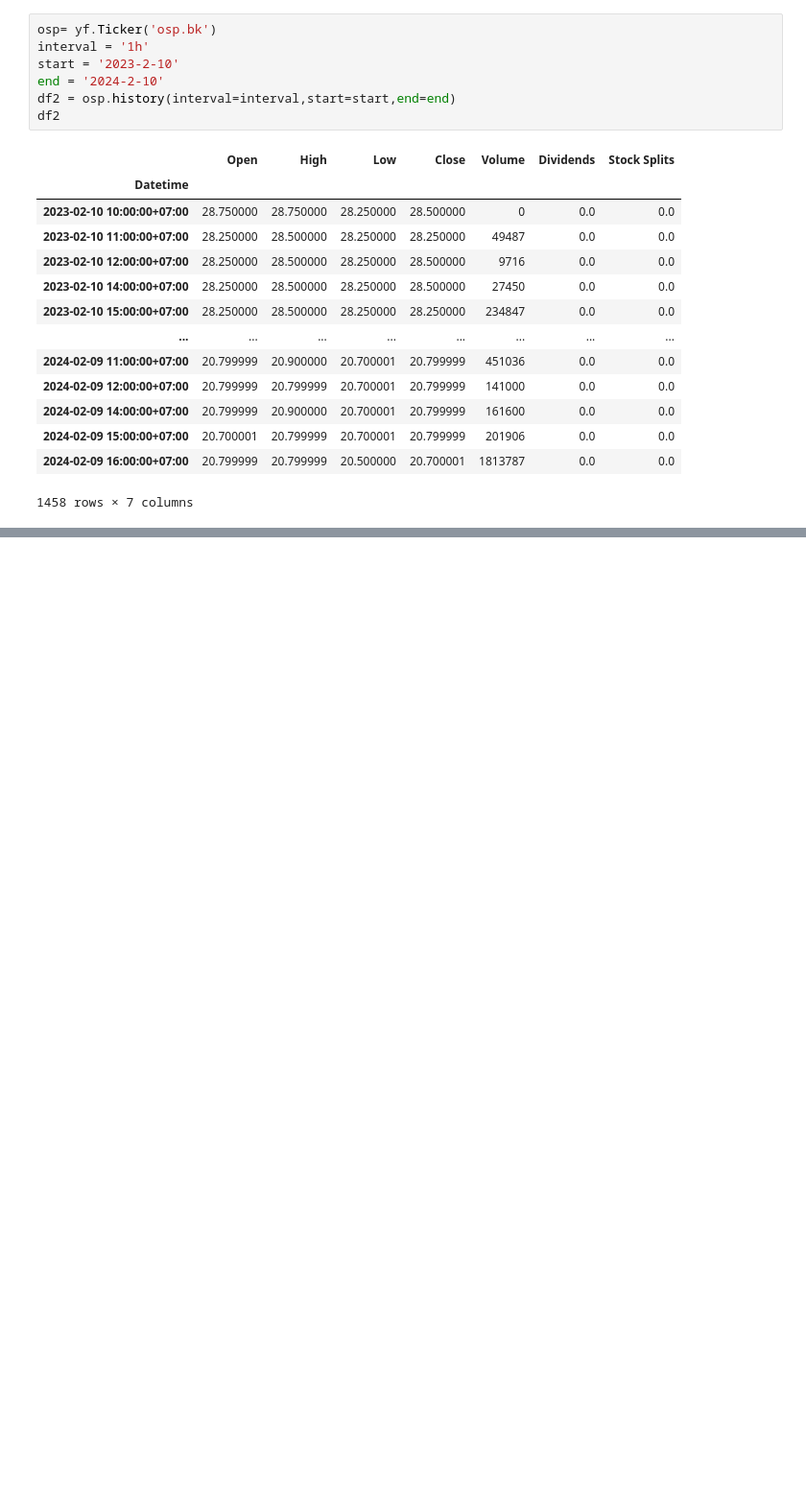
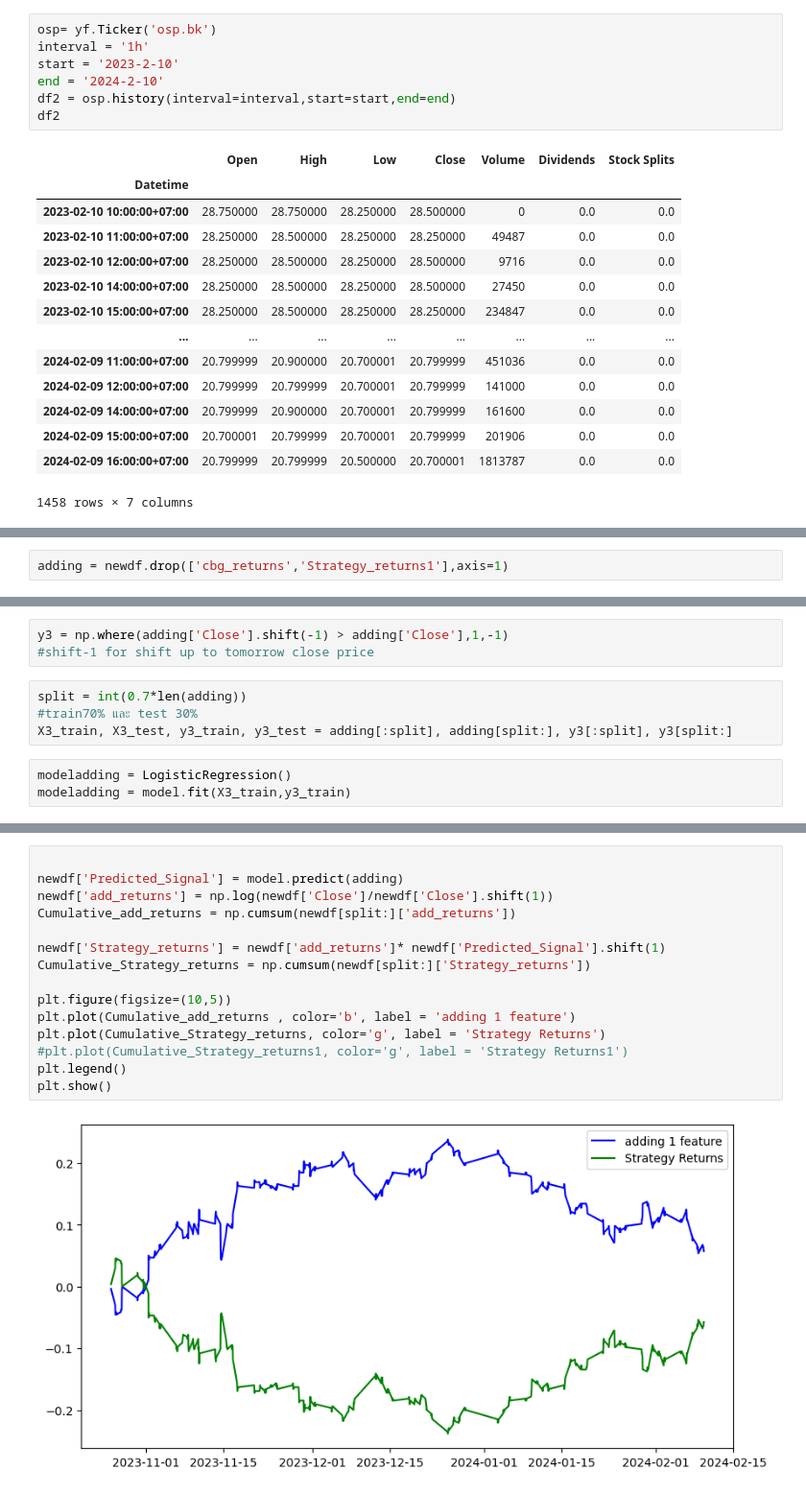
Before and after one commit to Liqgy/6610412007, a Jupyter notebook: Monsicha6610412007.ipynb, the cells around one changed output, grey strips where cells are left out. Shown at 96% size. Drawn from its saved outputs; the diff is of its cells as text; blank space fills up the shorter version.

```diff
--- a/Monsicha6610412007.ipynb
+++ b/Monsicha6610412007.ipynb
@@ -270,0 +408,2 @@ X2
+# %%
+adding = newdf.drop(['cbg_returns','Strategy_returns1'],axis=1)
@@ -270,0 +427,10 @@ X2
+# %%
+y3 = np.where(adding['Close'].shift(-1) > adding['Close'],1,-1)
+#shift-1 for shift up to tomorrow close price
+# %%
+split = int(0.7*len(adding))
+#train70% และ test 30%
+X3_train, X3_test, y3_train, y3_test = adding[:split], adding[split:], y3[:split], y3[split:]
+# %%
+modeladding = LogisticRegression()
+modeladding = model.fit(X3_train,y3_train)
@@ -270,0 +517,17 @@ X2
+# %%
+
+newdf['Predicted_Signal'] = model.predict(adding)
+newdf['add_returns'] = np.log(newdf['Close']/newdf['Close'].shift(1))
+Cumulative_add_returns = np.cumsum(newdf[split:]['add_returns'])
+
+newdf['Strategy_returns'] = newdf['add_returns']* newdf['Predicted_Signal'].shift(1)
+Cumulative_Strategy_returns = np.cumsum(newdf[split:]['Strategy_returns'])
+
+plt.figure(figsize=(10,5))
+plt.plot(Cumulative_add_returns , color='b', label = 'adding 1 feature')
+plt.plot(Cumulative_Strategy_returns, color='g', label = 'Strategy Returns')
+#plt.plot(Cumulative_Strategy_returns1, color='g', label = 'Strategy Returns1')
+plt.legend()
+plt.show()
+# %% [output]
+[figure, added]
```
Also changed, not shown: parts of 20 cells of this notebook.
